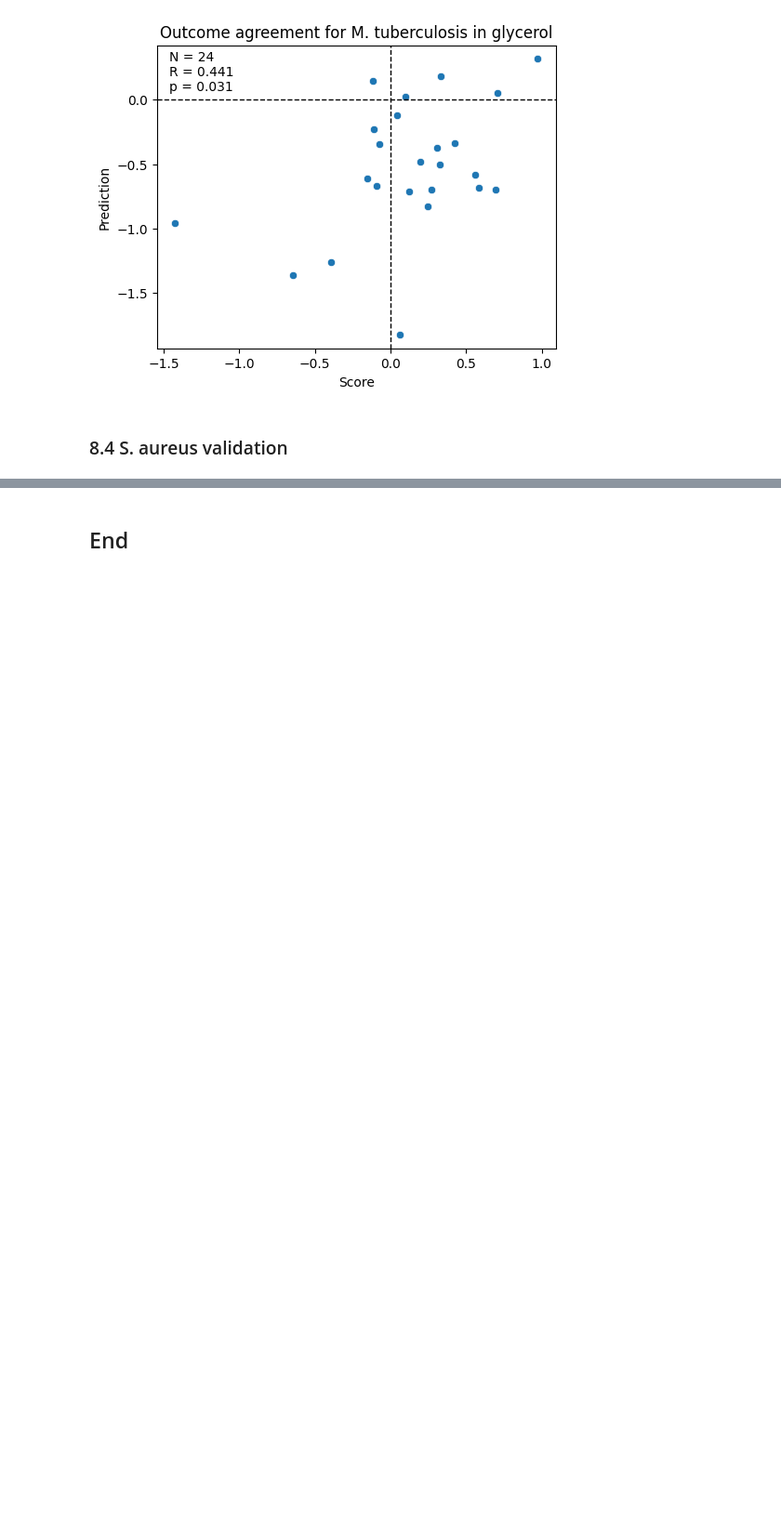
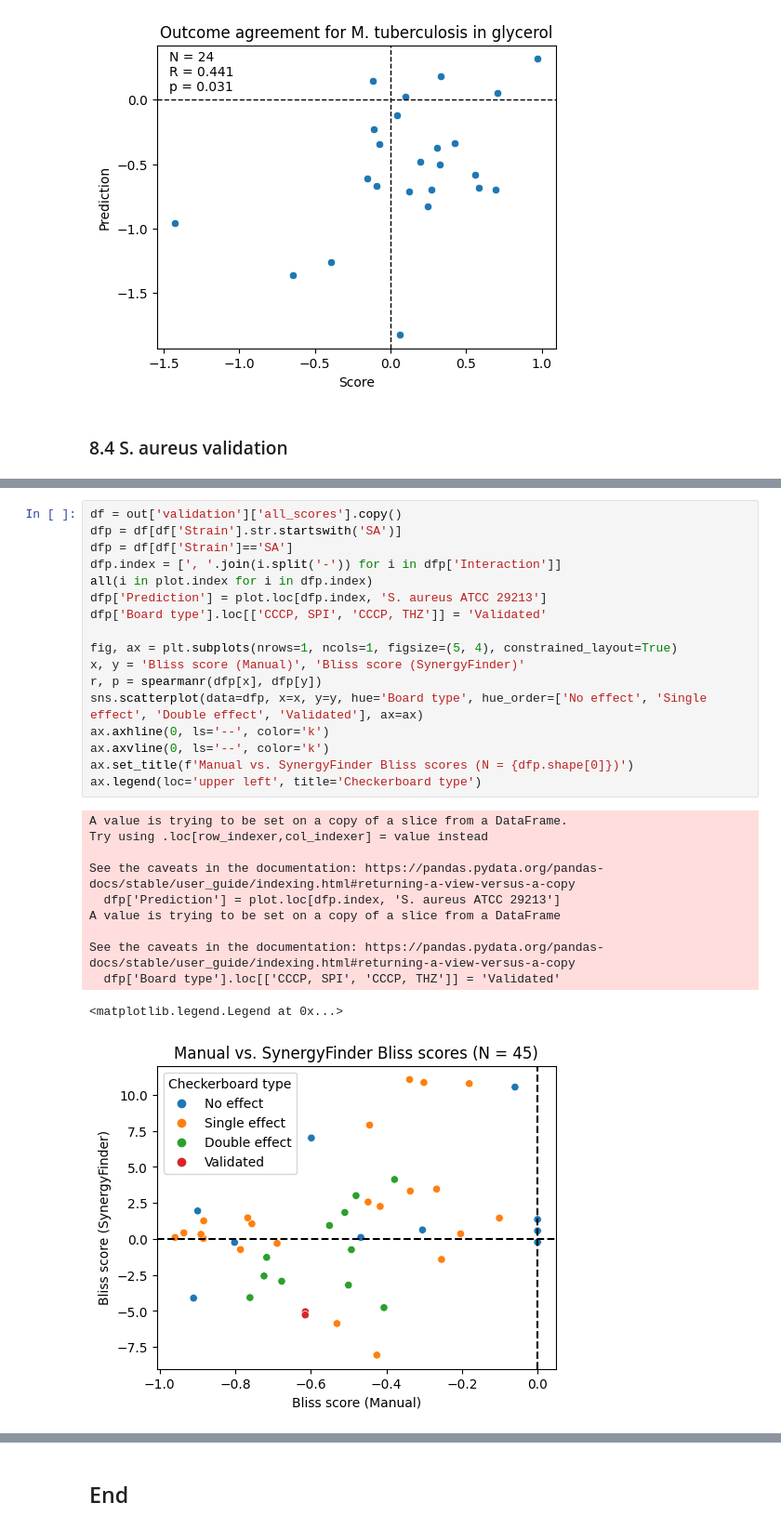
Before and after one commit to sriram-lab/TACTIC, a Jupyter notebook: TACTIC_analysis.ipynb, the cells around one changed output, grey strips where cells are left out. Shown at 93% size. Cells and saved outputs as stored; diff of their text form; blank space fills up the shorter version.

```diff
--- a/TACTIC_analysis.ipynb
+++ b/TACTIC_analysis.ipynb
@@ -1615,0 +1744,29 @@ Text(0.03, 0.85, 'N = 24\nR = 0.441\np = 0.031')
+# %%
+df = out['validation']['all_scores'].copy()
+dfp = df[df['Strain'].str.startswith('SA')]
+dfp = df[df['Strain']=='SA']
+dfp.index = [', '.join(i.split('-')) for i in dfp['Interaction']]
+all(i in plot.index for i in dfp.index)
+dfp['Prediction'] = plot.loc[dfp.index, 'S. aureus ATCC 29213']
+dfp['Board type'].loc[['CCCP, SPI', 'CCCP, THZ']] = 'Validated'
+
+fig, ax = plt.subplots(nrows=1, ncols=1, figsize=(5, 4), constrained_layout=True)
+x, y = 'Bliss score (Manual)', 'Bliss score (SynergyFinder)'
+r, p = spearmanr(dfp[x], dfp[y])
+sns.scatterplot(data=dfp, x=x, y=y, hue='Board type', hue_order=['No effect', 'Single effect', 'Double effect', 'Validated'], ax=ax)
+ax.axhline(0, ls='--', color='k')
+ax.axvline(0, ls='--', color='k')
+ax.set_title(f'Manual vs. SynergyFinder Bliss scores (N = {dfp.shape[0]})')
+ax.legend(loc='upper left', title='Checkerboard type')
+# %% [output]
+A value is trying to be set on a copy of a slice from a DataFrame.
+Try using .loc[row_indexer,col_indexer] = value instead
+
+See the caveats in the documentation: https://pandas.pydata.org/pandas-docs/stable/user_guide/indexing.html#returning-a-view-versus-a-copy
+  dfp['Prediction'] = plot.loc[dfp.index, 'S. aureus ATCC 29213']
+A value is trying to be set on a copy of a slice from a DataFrame
+
+See the caveats in the documentation: https://pandas.pydata.org/pandas-docs/stable/user_guide/indexing.html#returning-a-view-versus-a-copy
+  dfp['Board type'].loc[['CCCP, SPI', 'CCCP, THZ']] = 'Validated'
+<matplotlib.legend.Legend at 0x...>
+[figure, added]
```
Also changed, not shown: parts of 19 cells of this notebook, 1 other file.
